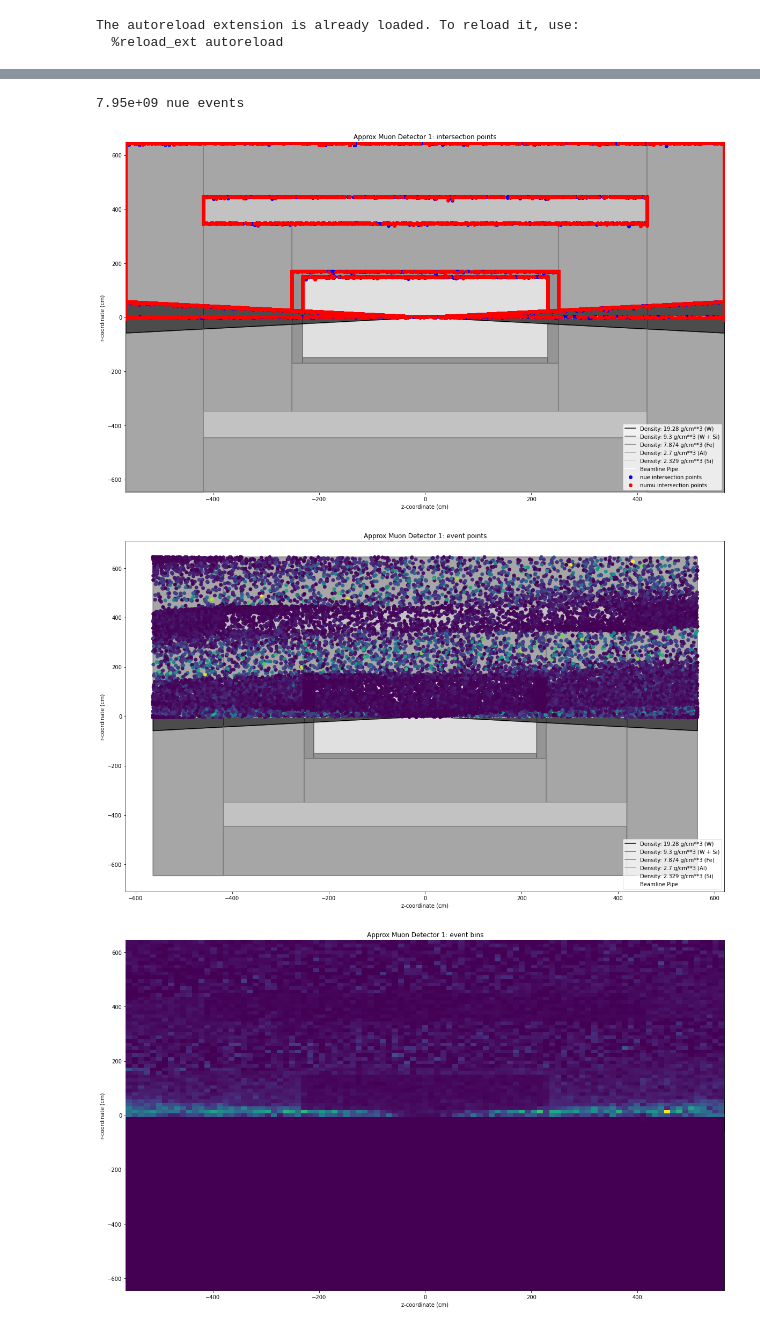
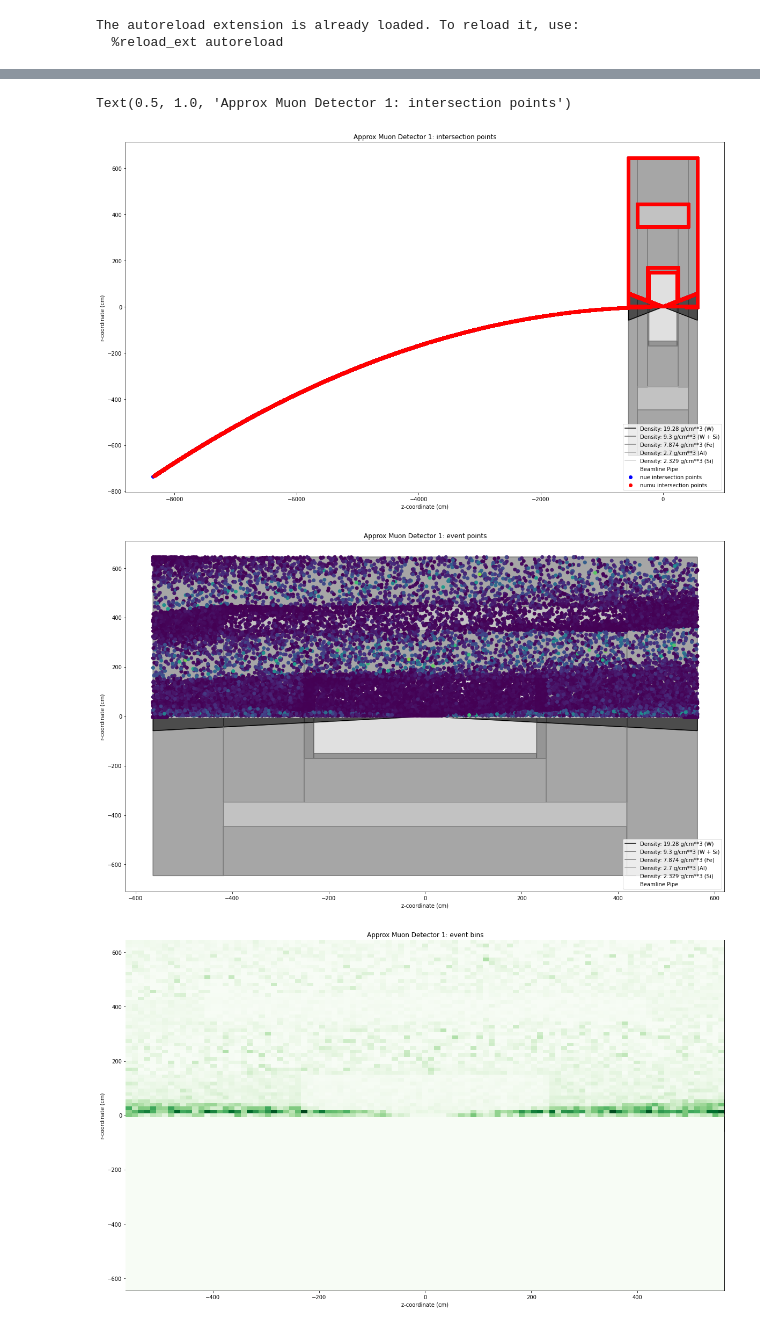
Before and after one commit to mhostert/BIN_MC, a Jupyter notebook: approx_detector_1.ipynb, the cells around one changed output, grey strips where cells are left out. Drawn from its saved outputs; the diff is of its cells as text; code cells hidden in the pictures.

```diff
--- a/approx_detector_1.ipynb
+++ b/approx_detector_1.ipynb
@@ -13,9 +16,5 @@ mdb = data.get_particles("mutristan_small")
 # %%
 geom = "approximate_muon_detector_1"
-Nmu = 2.89e19
-iterations = 25
 particle = 'both'
-cc = detgeo.get_quantities(mdb)
-cc.completely_circular()
-sim, sim2 = detgeo.SimulateDetector(cc, Geometry = geom, Nmu = Nmu, iterations = iterations, particle = particle).run()
+sim, sim2 = detgeo.SimulateDetector(cc, geom, particle).run()
 # %% [output]
@@ -24,7 +24,3 @@ sim, sim2 = detgeo.SimulateDetector(cc, Geometry = geom, Nmu = Nmu, iterations =
-# %%
-sim = detgeo.SimulateDetector(cc, Geometry = geom, Nmu = 2.9e19, iterations = 25, particle = "nue").run()
-# %% [output]
-7.95e+09 nue events
 # %%
 def plotallthings():
     T1 = [[-231, 231,231,28,-28,-231,-231], [150,150,24,3,3,24,150]]
@@ -76,15 +72,16 @@ arr = sim.intersection_points[sim.mask]
 arr2 = sim2.intersection_points[sim2.mask]
 #plt.scatter(arr[particle, :,2], np.sqrt(arr[particle,:,1]**2 + arr[particle, :, 0]**2), alpha = 1, zorder = 10)
 
-plt.scatter(arr[:, 1:,2], arr[:,1:,1], alpha = 1, zorder = 10, c = 'blue', label ='nue intersection points')
-plt.scatter(arr2[:, 1:,2], arr2[:,1:,1], alpha = 1, zorder = 10,c ='red', label = 'numu intersection points')
-plt.xlim(-564, right=564)
-plt.ylim(-648, 648)
+plt.scatter(arr[:, :,2], arr[:,:,1], alpha = 1, zorder = 10, c = 'blue', label ='nue intersection points')
+plt.scatter(arr2[:,:,2], arr2[:,:,1], alpha = 1, zorder = 10,c ='red', label = 'numu intersection points')
+#plt.xlim(-564, right=564)
+#plt.ylim(-648, 648)
 plt.legend(loc ='lower right')
 plt.title("Approx Muon Detector 1: intersection points")
-plt.savefig("plots_Luc/approx_detector_1_intersection_points.jpg", bbox_inches='tight', dpi=300)
+#plt.savefig("plots_Luc/approx_detector_1_intersection_points.jpg", bbox_inches='tight', dpi=300)
 # %% [output]
+Text(0.5, 1.0, 'Approx Muon Detector 1: intersection points')
-[figure, old version]
+[figure, new version]
 # %%
 # event locations
 plotallthings()
@@ -97,22 +94,22 @@ plt.scatter(arr2[:, :,2][mask2], arr2[:,:,1][mask2], alpha = 1, zorder = 10, c =
 plt.title("Approx Muon Detector 1: event points")
 plt.savefig("plots_Luc/approx_detector_1_events.jpg", bbox_inches='tight', dpi=300)
 # %% [output]
-[figure, old version]
+[figure, new version]
 # %%
 # densities approximated
 
 plotallthings()
 
 arr = sim.events_position[sim.mask]
 arr2 = sim2.events_position[sim2.mask]
 
 bs = np.linspace(-564, 564, 100)
 bs2 = np.linspace(-645, 645, 100)
 
-plt.hist2d(np.append(arr[:, :,2][mask].flatten(),arr2[:, :,2][mask2].flatten()), np.append(arr[:,:,1][mask].flatten(),arr2[:,:,1][mask2].flatten()), alpha = 1, zorder = 10, bins = (bs, bs2), weights = np.append(sim.part_face_counts[sim.mask][mask].flatten(),sim2.part_face_counts[sim2.mask][mask2].flatten()))
+plt.hist2d(np.append(arr[:, :,2][mask].flatten(),arr2[:, :,2][mask2].flatten()), np.append(arr[:,:,1][mask].flatten(),arr2[:,:,1][mask2].flatten()), alpha = 1, zorder = 10, bins = (bs, bs2), weights = np.append(sim.part_face_counts[sim.mask][mask].flatten(),sim2.part_face_counts[sim2.mask][mask2].flatten()), cmap ='Greens')
 
 
 plt.title("Approx Muon Detector 1: event bins")
 plt.savefig("plots_Luc/approx_detector_1_events_bins.jpg", bbox_inches='tight', dpi=300)
 # %% [output]
-[figure, old version]
+[figure, new version]
```
Also changed, not shown: parts of 3 cells of this notebook, 47 other files.
